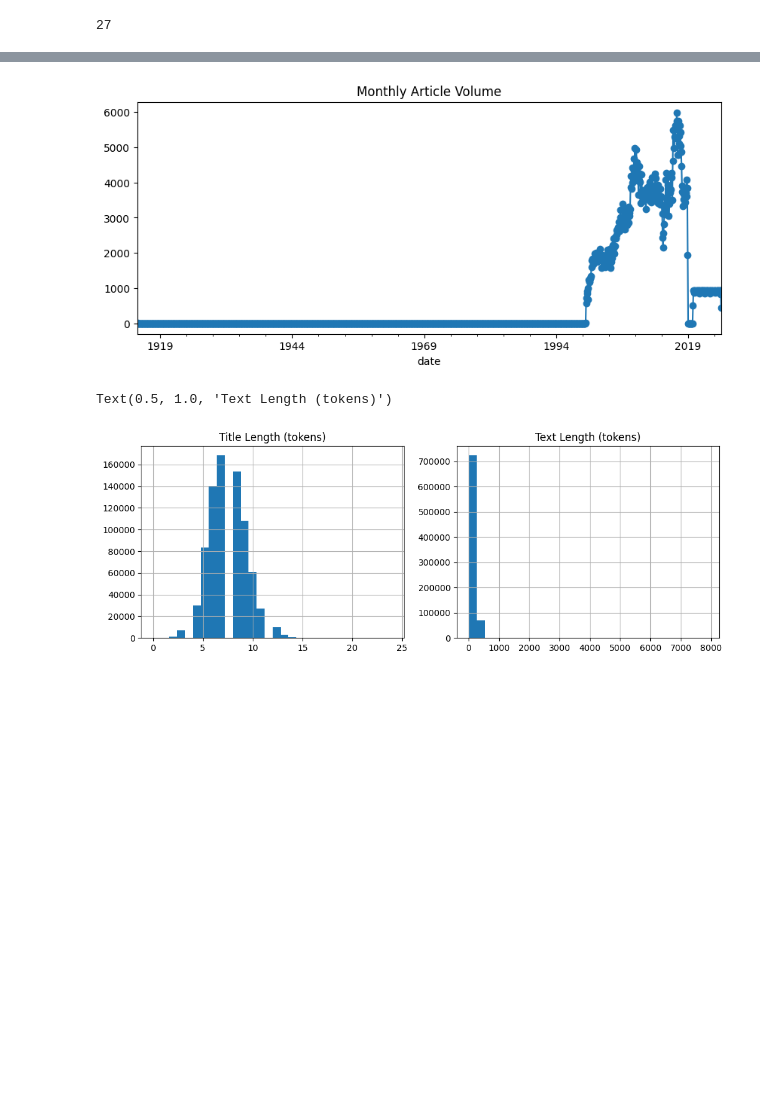
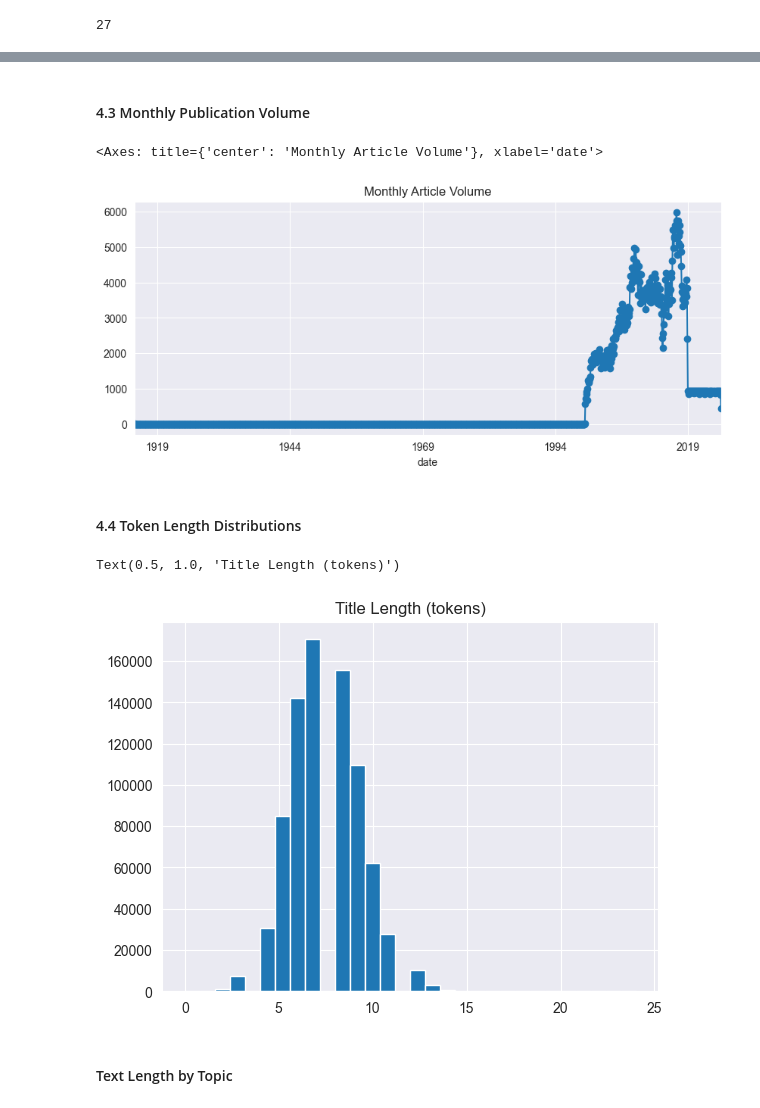
Before and after one commit to Fsxdx/news-classifier, a Jupyter notebook: notebooks/data.ipynb, the cells around one changed output, grey strips where cells are left out. Cells and saved outputs as stored; diff of their text form; code cells hidden in the pictures; blank space fills up the shorter version.

```diff
--- a/notebooks/data.ipynb
+++ b/notebooks/data.ipynb
@@ -24,3 +15,8 @@ df.tail()
+# %%
+DATA_DIR = '../data'
+
+df = pd.read_csv(DATA_DIR + '/lenta_news.csv', parse_dates=['date'],
+                 dtype={'url': object, 'title': object, 'text': object, 'topic': object, 'tags': object})
 # %%
 df.shape
 # %% [output]
@@ -239,7 +202,12 @@ df['topic'].value_counts().sort_values().plot(kind='bar')
+# %% [markdown]
+#### 4.3 Monthly Publication Volume
 # %%
 monthly = df.set_index('date').resample('M').size()
-monthly.plot(marker='o', figsize=(10,4), title='Monthly Article Volume');
+monthly.plot(marker='o', figsize=(10, 4), title='Monthly Article Volume')
 # %% [output]
+<Axes: title={'center': 'Monthly Article Volume'}, xlabel='date'>
-[figure, old version]
+[figure, new version]
+# %% [markdown]
+#### 4.4 Token Length Distributions
 # %%
 df['title_len'] = df['title_clean'].str.split().apply(len)
@@ -247,13 +215,12 @@ df['text_len']  = df['text_clean'].str.split().apply(len)
 # %%
 from matplotlib import pyplot as plt
 
-fig, axes = plt.subplots(1,2, figsize=(12,4))
-df['title_len'].hist(bins=30, ax=axes[0])
-axes[0].set_title('Title Length (tokens)')
-df['text_len'].hist(bins=30, ax=axes[1])
-axes[1].set_title('Text Length (tokens)')
+df['title_len'].hist(bins=30)
+plt.title('Title Length (tokens)')
 # %% [output]
-Text(0.5, 1.0, 'Text Length (tokens)')
+Text(0.5, 1.0, 'Title Length (tokens)')
-[figure, old version]
+[figure, new version]
+# %% [markdown]
+#### Text Length by Topic
 # %%
 import seaborn as sns
```
Also changed, not shown: parts of 63 cells of this notebook, 5 other files.
